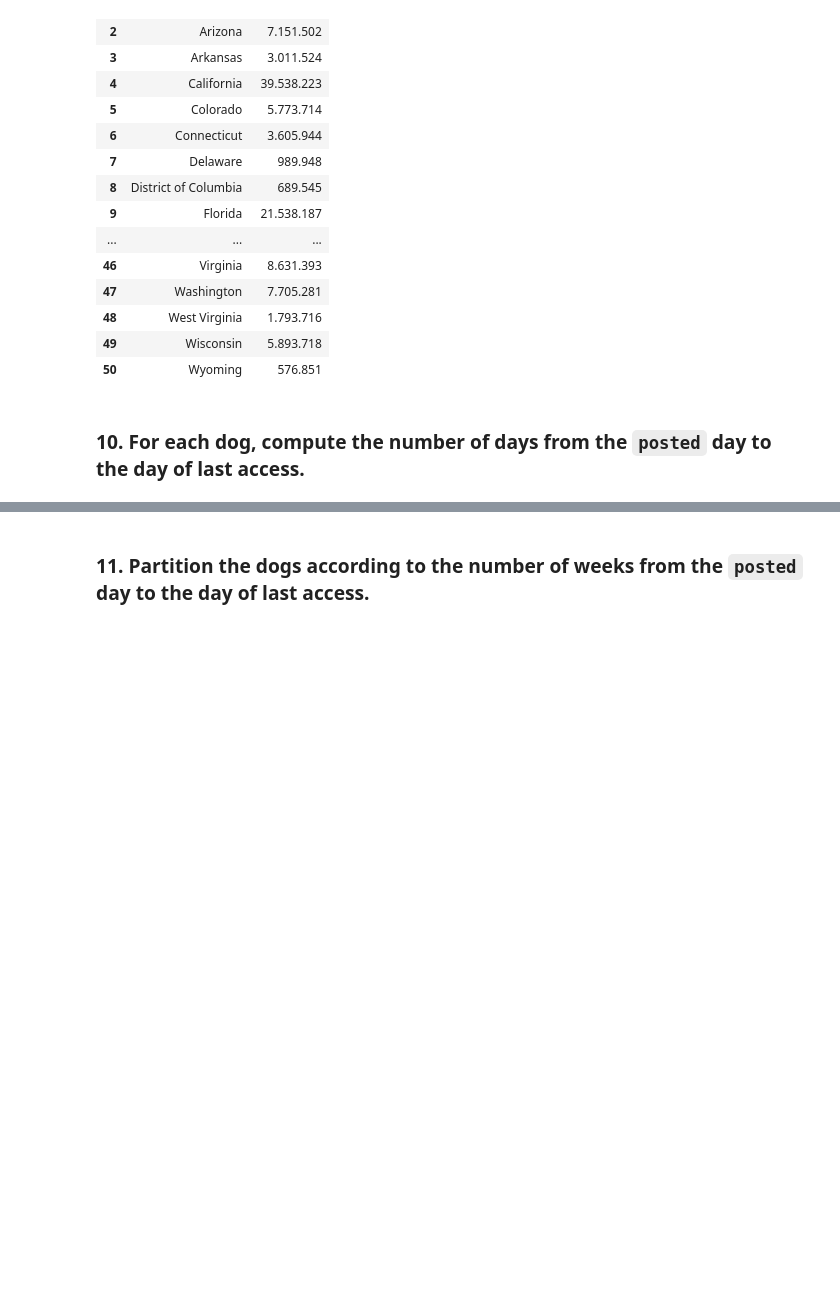
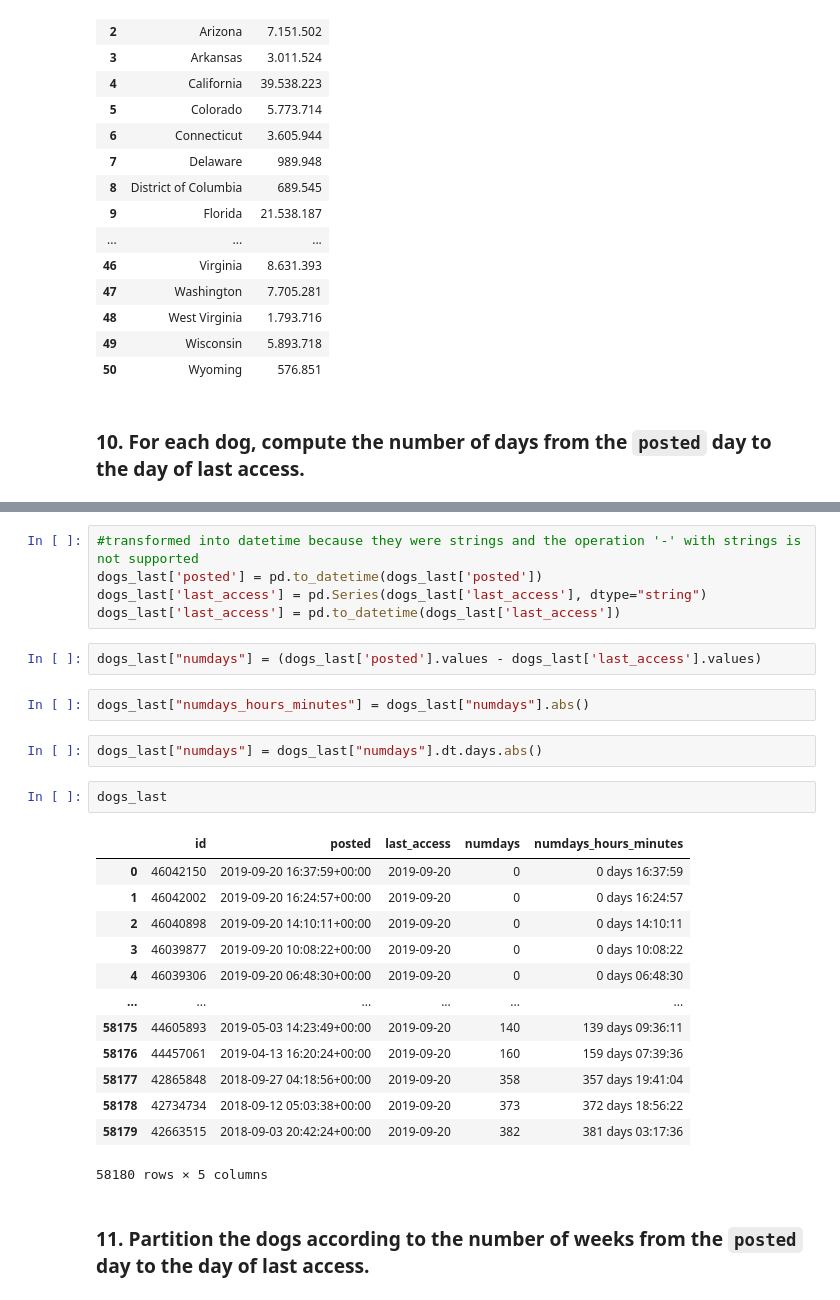
Before and after one commit to danielepoterti/FoundationCS, a Jupyter notebook: project.ipynb, the cells around one changed output, grey strips where cells are left out. Cells and saved outputs as stored; diff of their text form; blank space fills up the shorter version.

```diff
--- a/project.ipynb
+++ b/project.ipynb
@@ -402,3 +433,30 @@ NST_df
+# %%
+#transformed into datetime because they were strings and the operation '-' with strings is not supported
+dogs_last['posted'] = pd.to_datetime(dogs_last['posted'])
+dogs_last['last_access'] = pd.Series(dogs_last['last_access'], dtype="string")
+dogs_last['last_access'] = pd.to_datetime(dogs_last['last_access'])
+# %%
+dogs_last["numdays"] = (dogs_last['posted'].values - dogs_last['last_access'].values)
+# %%
+dogs_last["numdays_hours_minutes"] = dogs_last["numdays"].abs()
+# %%
+dogs_last["numdays"] = dogs_last["numdays"].dt.days.abs()
+# %%
+dogs_last
+# %% [output]
+|  | id | posted | last_access | numdays | numdays_hours_minutes |
+| 0 | 46042150 | 2019-09-20 16:37:59+00:00 | 2019-09-20 | 0 | 0 days 16:37:59 |
+| 1 | 46042002 | 2019-09-20 16:24:57+00:00 | 2019-09-20 | 0 | 0 days 16:24:57 |
+| 2 | 46040898 | 2019-09-20 14:10:11+00:00 | 2019-09-20 | 0 | 0 days 14:10:11 |
+| 3 | 46039877 | 2019-09-20 10:08:22+00:00 | 2019-09-20 | 0 | 0 days 10:08:22 |
+| 4 | 46039306 | 2019-09-20 06:48:30+00:00 | 2019-09-20 | 0 | 0 days 06:48:30 |
+| ... | ... | ... | ... | ... | ... |
+| 58175 | 44605893 | 2019-05-03 14:23:49+00:00 | 2019-09-20 | 140 | 139 days 09:36:11 |
+| 58176 | 44457061 | 2019-04-13 16:20:24+00:00 | 2019-09-20 | 160 | 159 days 07:39:36 |
+| 58177 | 42865848 | 2018-09-27 04:18:56+00:00 | 2019-09-20 | 358 | 357 days 19:41:04 |
+| 58178 | 42734734 | 2018-09-12 05:03:38+00:00 | 2019-09-20 | 373 | 372 days 18:56:22 |
+| 58179 | 42663515 | 2018-09-03 20:42:24+00:00 | 2019-09-20 | 382 | 381 days 03:17:36 |
+58180 rows × 5 columns
 # %% [markdown]
 ### 11. Partition the dogs according to the number of weeks from the `posted` day to the day of last access.
 # %% [markdown]
```
Also changed, not shown: parts of 3 cells of this notebook.
